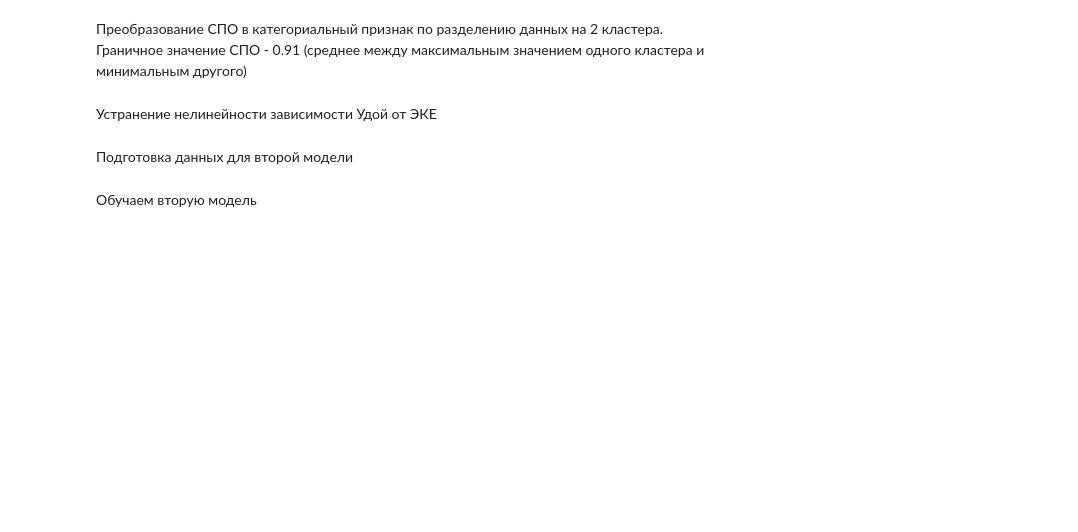
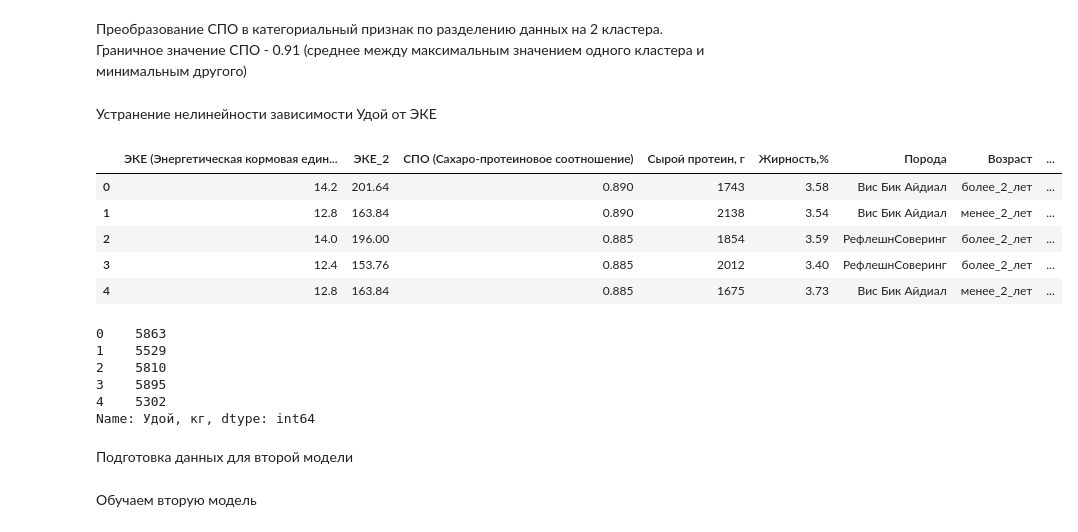
Before and after one commit to eugenii/data_sciencse, a Jupyter notebook: 10_Linnear_Models/main.ipynb, the cells around one changed output. Cells and saved outputs as stored; diff of their text form; code cells hidden in the pictures; blank space fills up the shorter version.

```diff
--- a/10_Linnear_Models/main.ipynb
+++ b/10_Linnear_Models/main.ipynb
@@ -278,2 +392,37 @@ numeric_cols_2 = [
+# %%
+columns_to_use_m2 = [
+    'Удой, кг',
+    'ЭКЕ (Энергетическая кормовая единица)',
+    'ЭКЕ_2',
+    'СПО (Сахаро-протеиновое соотношение)',
+    'Сырой протеин, г',
+    'Жирность,%',
+    'Порода',
+    'Возраст',
+    'СПО_категория'
+]
+df1_model_2 = df1[columns_to_use_m2]
+df1_model_2.head()
+
+# Выделяем входные данные (Х)
+X_m2 = df1_model_2.drop('Удой, кг', axis=1)
+display(X_m2.head())
+
+# Выделяем выходные данные (y)
+y_m2 = df1_model_2['Удой, кг']
+display(y_m2.head())
+# %% [output]
+|  | ЭКЕ (Энергетическая кормовая един... | ЭКЕ_2 | СПО (Сахаро-протеиновое соотношение) | Сырой протеин, г | Жирность,% | Порода | Возраст | ... |
+| 0 | 14.2 | 201.64 | 0.890 | 1743 | 3.58 | Вис Бик Айдиал | более_2_лет | ... |
+| 1 | 12.8 | 163.84 | 0.890 | 2138 | 3.54 | Вис Бик Айдиал | менее_2_лет | ... |
+| 2 | 14.0 | 196.00 | 0.885 | 1854 | 3.59 | РефлешнСоверинг | более_2_лет | ... |
+| 3 | 12.4 | 153.76 | 0.885 | 2012 | 3.40 | РефлешнСоверинг | более_2_лет | ... |
+| 4 | 12.8 | 163.84 | 0.885 | 1675 | 3.73 | Вис Бик Айдиал | менее_2_лет | ... |
+0    5863
+1    5529
+2    5810
+3    5895
+4    5302
+Name: Удой, кг, dtype: int64
 # %%
 # Новое разделение на train/test
```
Also changed, not shown: parts of 86 cells of this notebook.
